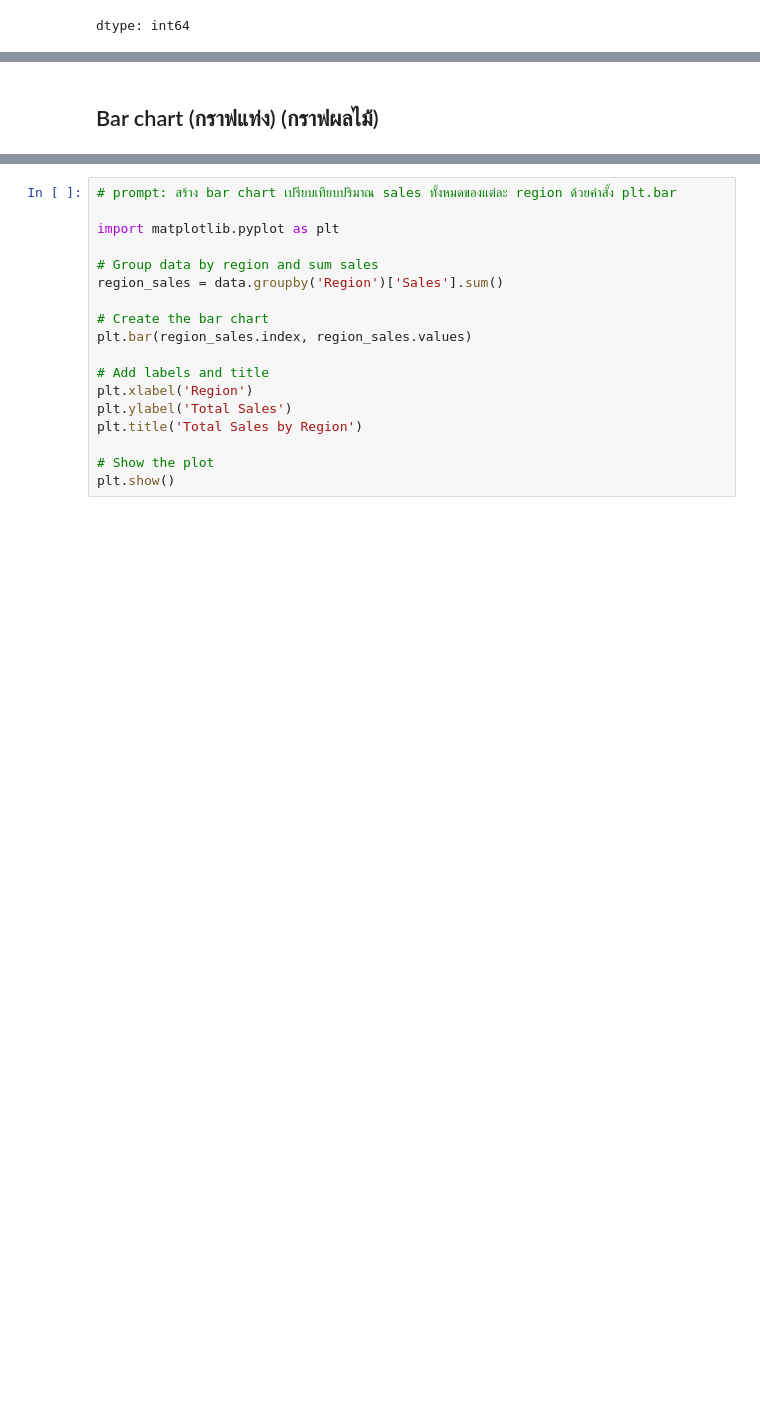
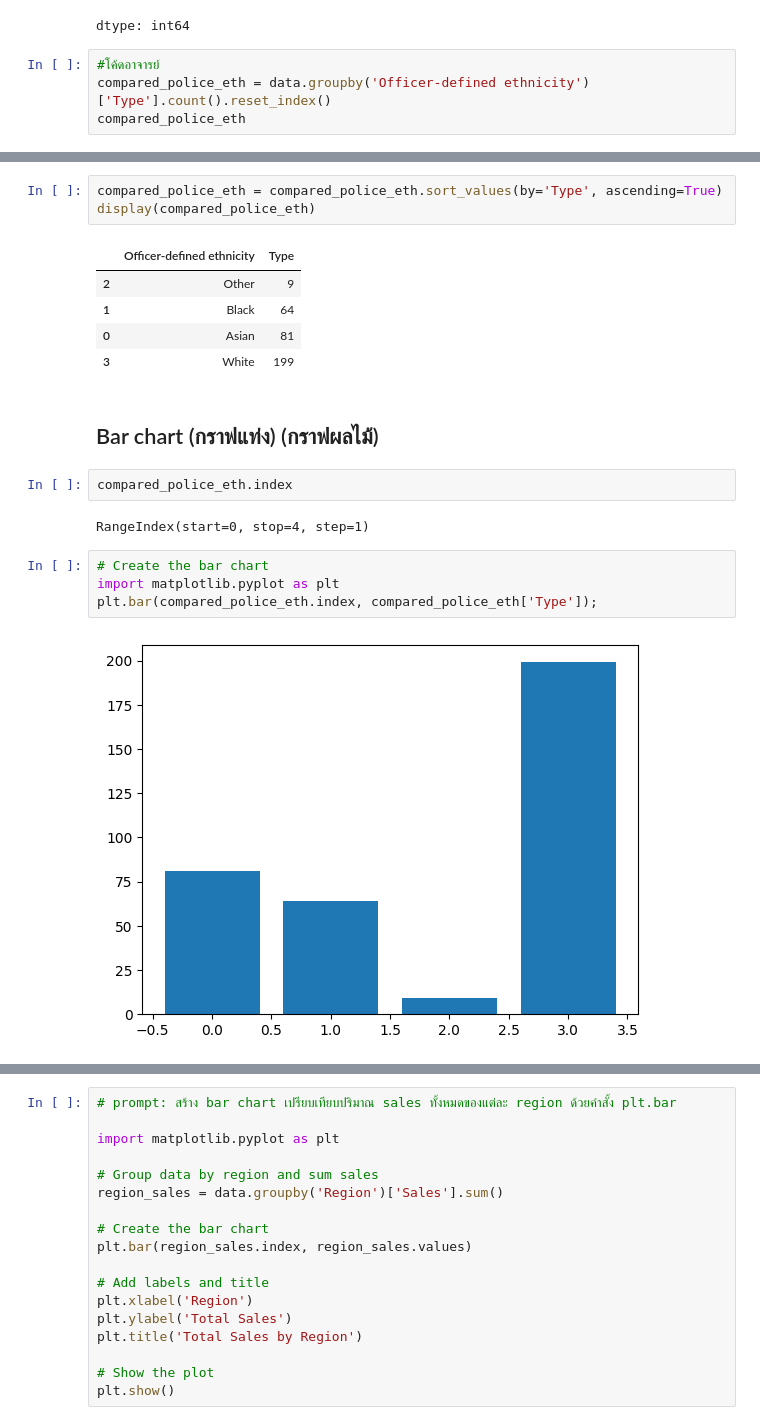
Before and after one commit to BabimBeam/dataviz2025, a Jupyter notebook: Copy_of_Visualize_Data_Comparison_2025.ipynb, the cells around one changed output, grey strips where cells are left out. Drawn from its saved outputs; the diff is of its cells as text; blank space fills up the shorter version.

```diff
--- a/Copy_of_Visualize_Data_Comparison_2025.ipynb
+++ b/Copy_of_Visualize_Data_Comparison_2025.ipynb
@@ -58,3 +60,7 @@ display(ethnicity_counts)
 | Black | 64 |
 | Other | 9 |
 dtype: int64
+# %%
+#โค้ดอาจารย์
+compared_police_eth = data.groupby('Officer-defined ethnicity')['Type'].count().reset_index()
+compared_police_eth
@@ -61,2 +73,21 @@ dtype: int64
+# %%
+compared_police_eth = compared_police_eth.sort_values(by='Type', ascending=True)
+display(compared_police_eth)
+# %% [output]
+|  | Officer-defined ethnicity | Type |
+| 2 | Other | 9 |
+| 1 | Black | 64 |
+| 0 | Asian | 81 |
+| 3 | White | 199 |
 # %% [markdown]
 ## Bar chart (กราฟแท่ง) (กราฟผลไม้)
+# %%
+compared_police_eth.index
+# %% [output]
+RangeIndex(start=0, stop=4, step=1)
+# %%
+# Create the bar chart
+import matplotlib.pyplot as plt
+plt.bar(compared_police_eth.index, compared_police_eth['Type']);
+# %% [output]
+[figure, added]
```
Also changed, not shown: parts of 18 cells of this notebook.
